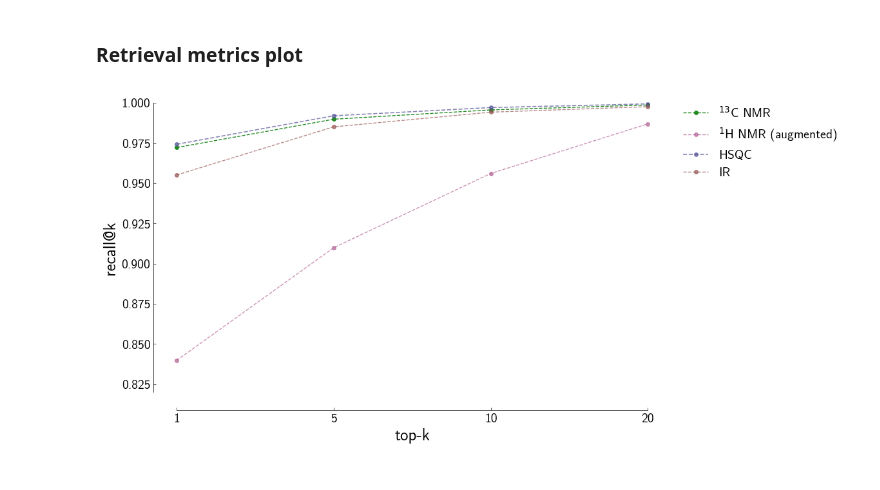
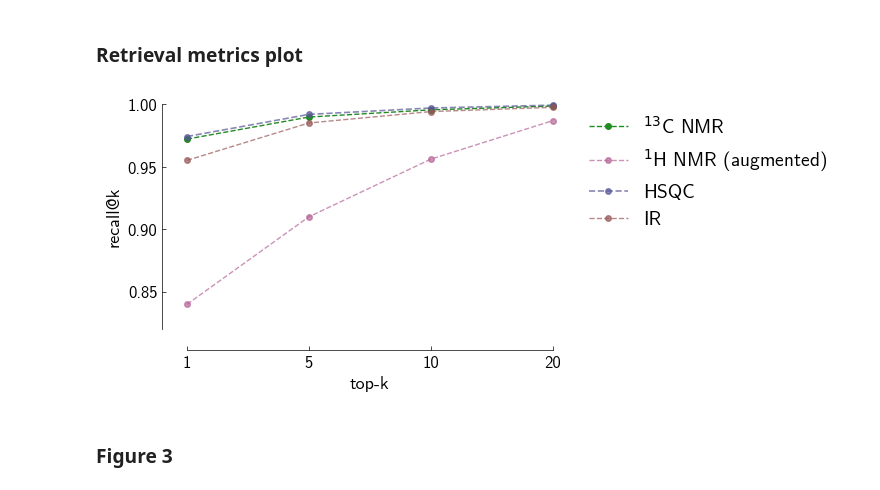
Before and after one commit to lamalab-org/secs, a Jupyter notebook: experiments/structure_elucidation/aggregate.ipynb, the cells around one changed output. Saved outputs shown, nothing was run; the diff lists cells and outputs as text; code cells hidden in the pictures.

```diff
--- a/experiments/structure_elucidation/aggregate.ipynb
+++ b/experiments/structure_elucidation/aggregate.ipynb
@@ -54,8 +53,7 @@ import matplotlib.font_manager as fm
 from lama_aesthetics.plotutils import range_frame
 
 # Define the number of bins to use
-N_BINS = 5
-
+N_BINS = 7
 # Create bins of equal width based on cosine similarity scores
 # `pd.cut` is perfect for this. It assigns each row to a bin.
 dataframe["cosine_bin"] = pd.qcut(dataframe["cosine_similarity"], q=N_BINS)
@@ -69,18 +67,17 @@ binned_data = (
     .agg(mean_cosine=("cosine_similarity", "mean"), mean_correctness=("correctness", "mean"), bin_count=("correctness", "count"))
     .reset_index()
 )
-# load font
-
 
 # --- 3. Plotting the Calibration Curve ---
 # Apply the desired style
 plt.style.use("lamalab.mpl")
 font_file = "CMU Sans Serif.ttf"
 fm.FontManager().addfont(font_file)
-fig, ax = plt.subplots(figsize=(4, 3))
+plt.rcParams["font.family"] = "CMU Sans Serif"
+fig, ax = plt.subplots(figsize=(5, 5/ 1.618))
 
 # Plot the "perfect calibration" line (y=x)
-ax.plot([0, 1], [0, 1], "k--", label="perfect calibration", alpha=0.25)
+ax.plot([.7, 1], [.7, 1], "k--", label="perfect calibration", alpha=0.25)
 
 # Plot the model's calibration curve
 ax.plot(
@@ -98,16 +95,14 @@ ax.set_ylim(0, binned_data["bin_count"].max() * 1.5)  # Give some space at the t
 
 # Set labels and title
 ax.set_xlabel("mean cosine similarity")
-ax.set_ylabel("mean correctness")
-ax.set_xlim(0, 1)
-ax.set_ylim(0, 1)
-range_frame(ax=ax, x=np.array([0, 1]), y=np.array([0, 1]))
+ax.set_ylabel("mean recall@1")
+
+range_frame(ax=ax, x=np.array([0.7, 1]), y=np.array([0.7, 1]))
 # Combine legends from both axes
 lines, labels = ax.get_legend_handles_labels()
 lines2, labels2 = ax.get_legend_handles_labels()
-ax.legend(lines, labels, loc="upper left", fontsize=8, frameon=False)
-# font size all plot
+ax.legend(lines, labels, loc="upper left", frameon=False)
 
 plt.tight_layout()
-plt.savefig(f"calibration_curve_{path}.pdf", bbox_inches="tight", dpi=300)
+plt.savefig(f"figures/calibration_curve_{path}.pdf", bbox_inches="tight", dpi=300)
 plt.show()
@@ -546,7 +758,7 @@ fm.fontManager.addfont(font_path)
 plt.style.use("lamalab.mpl")
 plt.rcParams["font.family"] = "CMU Sans Serif"
 
-plt.figure(figsize=(10, 10/ 1.618), dpi=100)
+plt.figure(figsize=(5, 5 / 1.618), dpi=100)
 
 read_cnmr = pd.read_csv("../cnmr_pretrain_retrieval_metrics.csv")
 read_hnmr = pd.read_csv("../hnmr_augment_pretrain_retrieval_metrics.csv")
@@ -581,41 +793,41 @@ plt.plot(
 
 plt.plot(
     read_hsqc["smiles_DB__hsqc_Query"].values,
     label="HSQC",
     marker="o",
     markersize=4,
     linewidth=1.2,
     linestyle="--",
     color="#565698b3",
 )
 
 plt.plot(
     read_ir["smiles_DB__ir_Query"].values,
     label="IR",
     marker="o",
     markersize=4,
     linestyle="--",
     color="#985656b3",
 )
-font = {'family' : 'CMU Sans Serif',
-        'size'   : 18}
-import matplotlib.pyplot as plt
+font = {"family": "CMU Sans Serif", "size": 18}
 
 SMALL_SIZE = 18
 MEDIUM_SIZE = 18
 BIGGER_SIZE = 18
 
-plt.rc('axes', titlesize=SMALL_SIZE)
-plt.rc('axes', labelsize=SMALL_SIZE)
-plt.rc('xtick', labelsize=SMALL_SIZE)
-plt.rc('ytick', labelsize=SMALL_SIZE)
-plt.tick_params(labelsize=14)
+# plt.rc("axes", titlesize=SMALL_SIZE)
+# plt.rc("axes", labelsize=SMALL_SIZE)
+# plt.rc("xtick", labelsize=SMALL_SIZE)
+# plt.rc("ytick", labelsize=SMALL_SIZE)
+# plt.tick_params(labelsize=14)
 plt.xticks([0, 1, 2, 3], ["1", "5", "10", "20"])
-plt.xlabel("top-k", fontsize=18)
-plt.ylabel("recall@k", fontsize=18)
+plt.xlabel("top-k")
+plt.ylabel("recall@k")
 
 plt.legend(bbox_to_anchor=(1.02, 1), loc="upper left", fontsize=14)
 range_frame(x=np.array([0, 3]), y=np.array([0.82, 1.0]), ax=plt.gca(), pad=0.03)
 plt.savefig("figures/retrieval_metrics.pdf", bbox_inches="tight", dpi=300)
 # %% [output]
-[figure, old version]
+[figure, new version]
+# %% [markdown]
+### Figure 3
```
Also changed, not shown: parts of 21 cells of this notebook, 9 other files.
